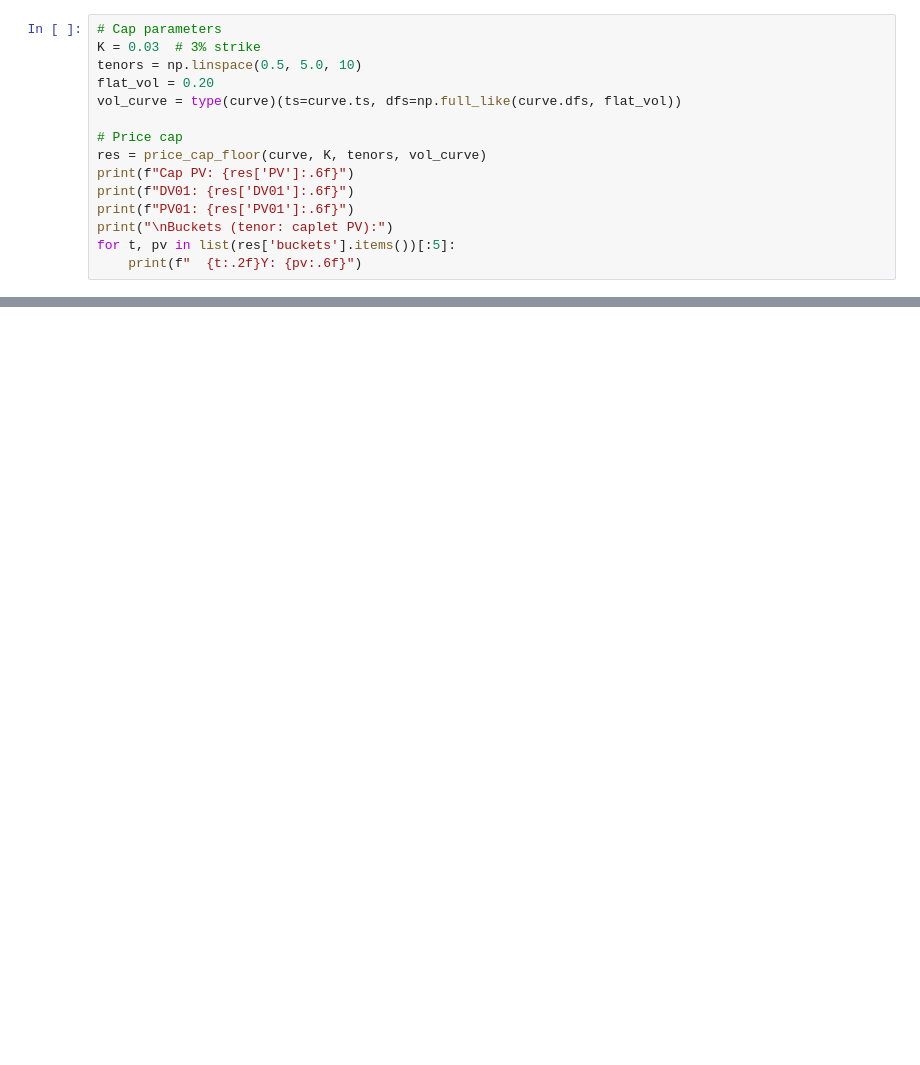
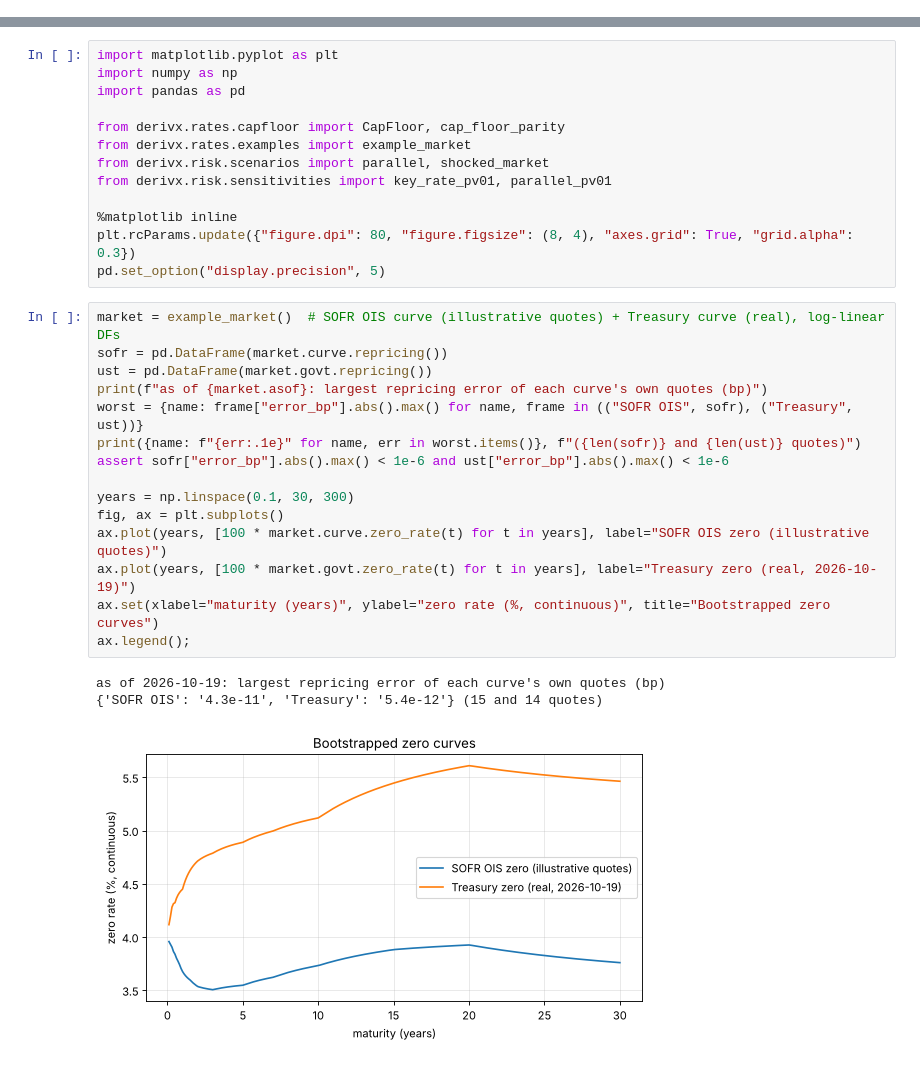
Before and after one commit to ZealousEar/derivx-fic-analytics, a Jupyter notebook: notebooks/03_term_structure_and_black_ir.ipynb, the cells around one changed output, grey strips where cells are left out. Saved outputs shown, nothing was run; the diff lists cells and outputs as text; blank space fills up the shorter version.

```diff
--- a/notebooks/03_term_structure_and_black_ir.ipynb
+++ b/notebooks/03_term_structure_and_black_ir.ipynb
@@ -36,15 +0,0 @@ plt.show()
-# %%
-# Cap parameters
-K = 0.03  # 3% strike
-tenors = np.linspace(0.5, 5.0, 10)
-flat_vol = 0.20
-vol_curve = type(curve)(ts=curve.ts, dfs=np.full_like(curve.dfs, flat_vol))
-
-# Price cap
-res = price_cap_floor(curve, K, tenors, vol_curve)
-print(f"Cap PV: {res['PV']:.6f}")
-print(f"DV01: {res['DV01']:.6f}")
-print(f"PV01: {res['PV01']:.6f}")
-print("\nBuckets (tenor: caplet PV):")
-for t, pv in list(res['buckets'].items())[:5]:
-    print(f"  {t:.2f}Y: {pv:.6f}")
@@ -75,0 +9,32 @@ print(f"PV at +100bp: {pvs[-1]:.6f} (delta: {pvs[-1] - res['PV']:.6f})")
+# %%
+import matplotlib.pyplot as plt
+import numpy as np
+import pandas as pd
+
+from derivx.rates.capfloor import CapFloor, cap_floor_parity
+from derivx.rates.examples import example_market
+from derivx.risk.scenarios import parallel, shocked_market
+from derivx.risk.sensitivities import key_rate_pv01, parallel_pv01
+
+%matplotlib inline
+plt.rcParams.update({"figure.dpi": 80, "figure.figsize": (8, 4), "axes.grid": True, "grid.alpha": 0.3})
+pd.set_option("display.precision", 5)
+# %%
+market = example_market()  # SOFR OIS curve (illustrative quotes) + Treasury curve (real), log-linear DFs
+sofr = pd.DataFrame(market.curve.repricing())
+ust = pd.DataFrame(market.govt.repricing())
+print(f"as of {market.asof}: largest repricing error of each curve's own quotes (bp)")
+worst = {name: frame["error_bp"].abs().max() for name, frame in (("SOFR OIS", sofr), ("Treasury", ust))}
+print({name: f"{err:.1e}" for name, err in worst.items()}, f"({len(sofr)} and {len(ust)} quotes)")
+assert sofr["error_bp"].abs().max() < 1e-6 and ust["error_bp"].abs().max() < 1e-6
+
+years = np.linspace(0.1, 30, 300)
+fig, ax = plt.subplots()
+ax.plot(years, [100 * market.curve.zero_rate(t) for t in years], label="SOFR OIS zero (illustrative quotes)")
+ax.plot(years, [100 * market.govt.zero_rate(t) for t in years], label="Treasury zero (real, 2026-10-19)")
+ax.set(xlabel="maturity (years)", ylabel="zero rate (%, continuous)", title="Bootstrapped zero curves")
+ax.legend();
+# %% [output]
+as of 2026-10-19: largest repricing error of each curve's own quotes (bp)
+{'SOFR OIS': '4.3e-11', 'Treasury': '5.4e-12'} (15 and 14 quotes)
+[figure, added]
```
Also changed, not shown: parts of 12 cells of this notebook, 2 other files.
